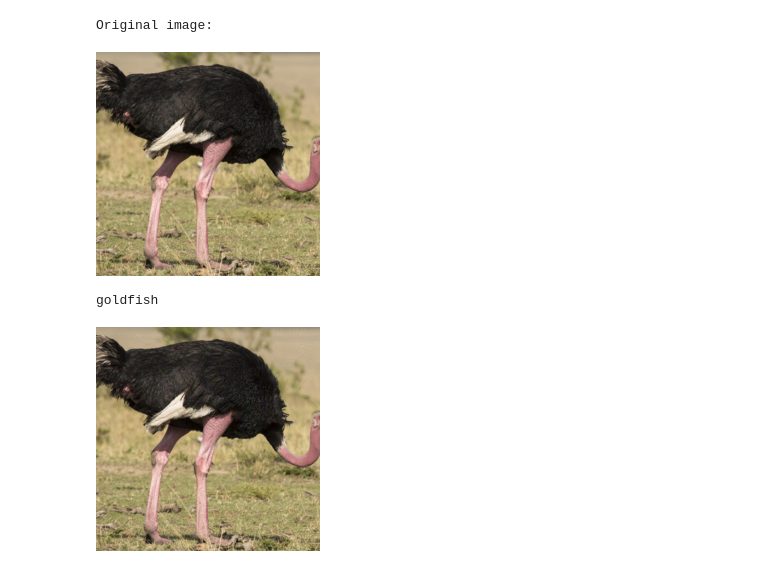
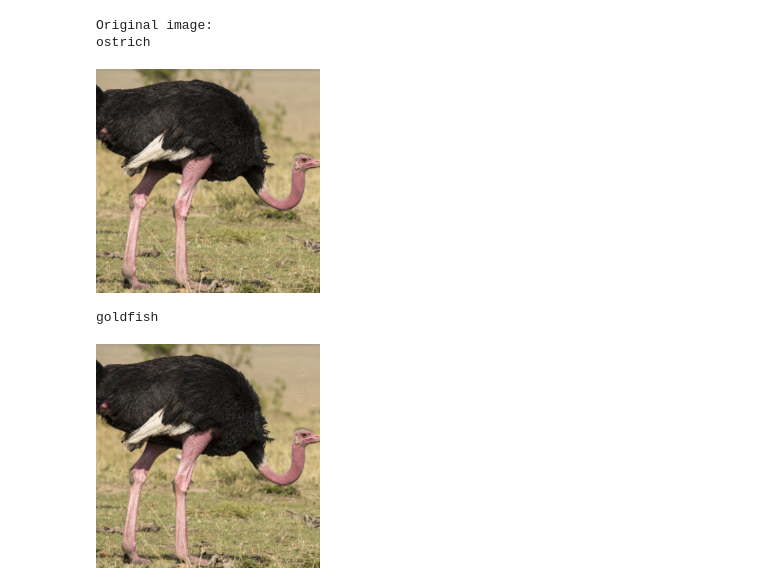
Before and after one commit to sebastian-sosa/adversarial-examples, a Jupyter notebook: example.ipynb, the cells around one changed output. Cells and saved outputs as stored; diff of their text form; code cells hidden in the pictures.

```diff
--- a/example.ipynb
+++ b/example.ipynb
@@ -15,16 +7,19 @@ from adversarial.utils import load_resnet_and_labels, load_image, predict, to_im
 # %%
 model, labels = load_resnet_and_labels()
 
 # Load the image
-image_path = "imgs/ostrich.jpeg"
+image_path = "imgs/os.jpg"
 image = load_image(image_path)
 
 # Display the original image
 print("Original image:")
+y_hat = predict(model, image)
+print(labels[y_hat.item()])
 display(to_image(image))
 # %% [output]
 Original image:
+ostrich
-[figure, old version]
+[figure, new version]
 # %%
 # Create an adversarial example targeting the class at position 1 (goldfish)
 target_class = torch.tensor([1])
@@ -34,4 +29,4 @@ print(labels[y_hat.item()])
 display(to_image(adversarial_example))
 # %% [output]
 goldfish
-[figure, old version]
+[figure, new version]
```
Also changed, not shown: parts of 4 cells of this notebook, 6 other files.
